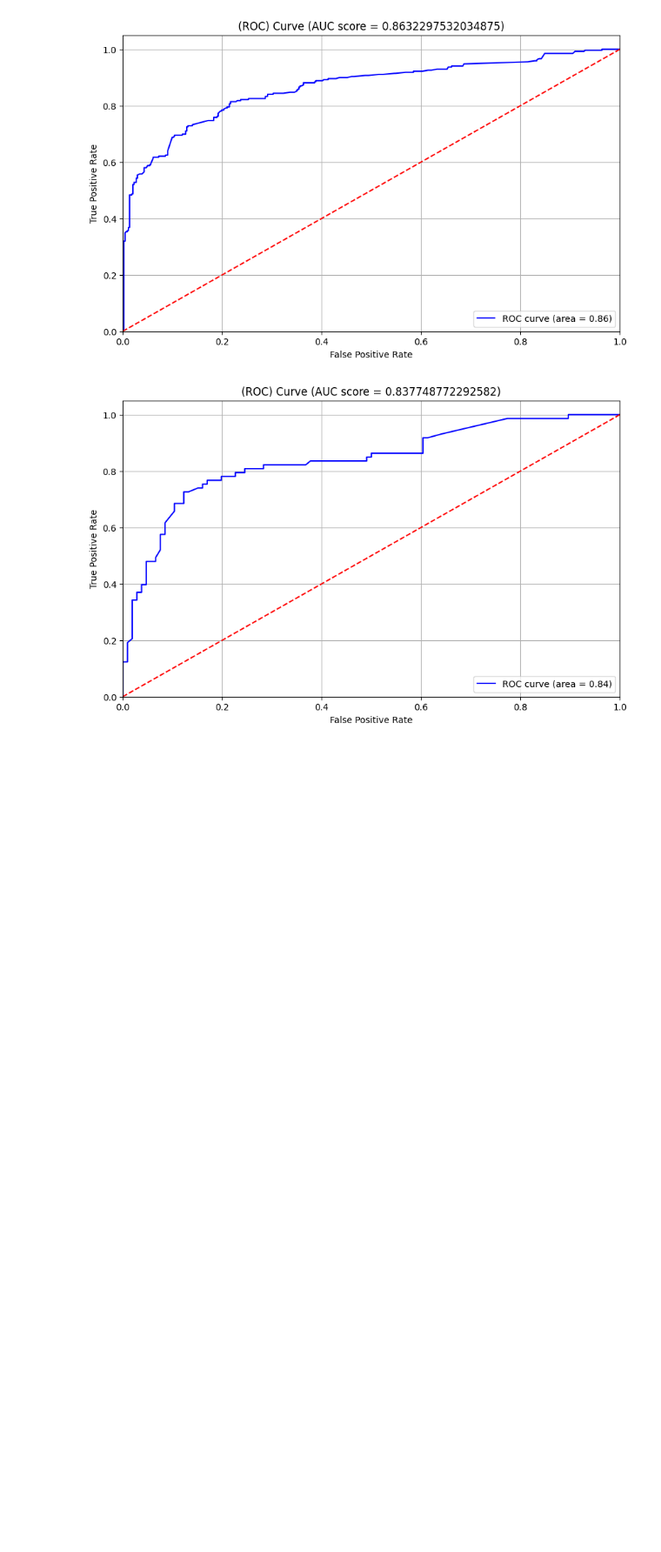
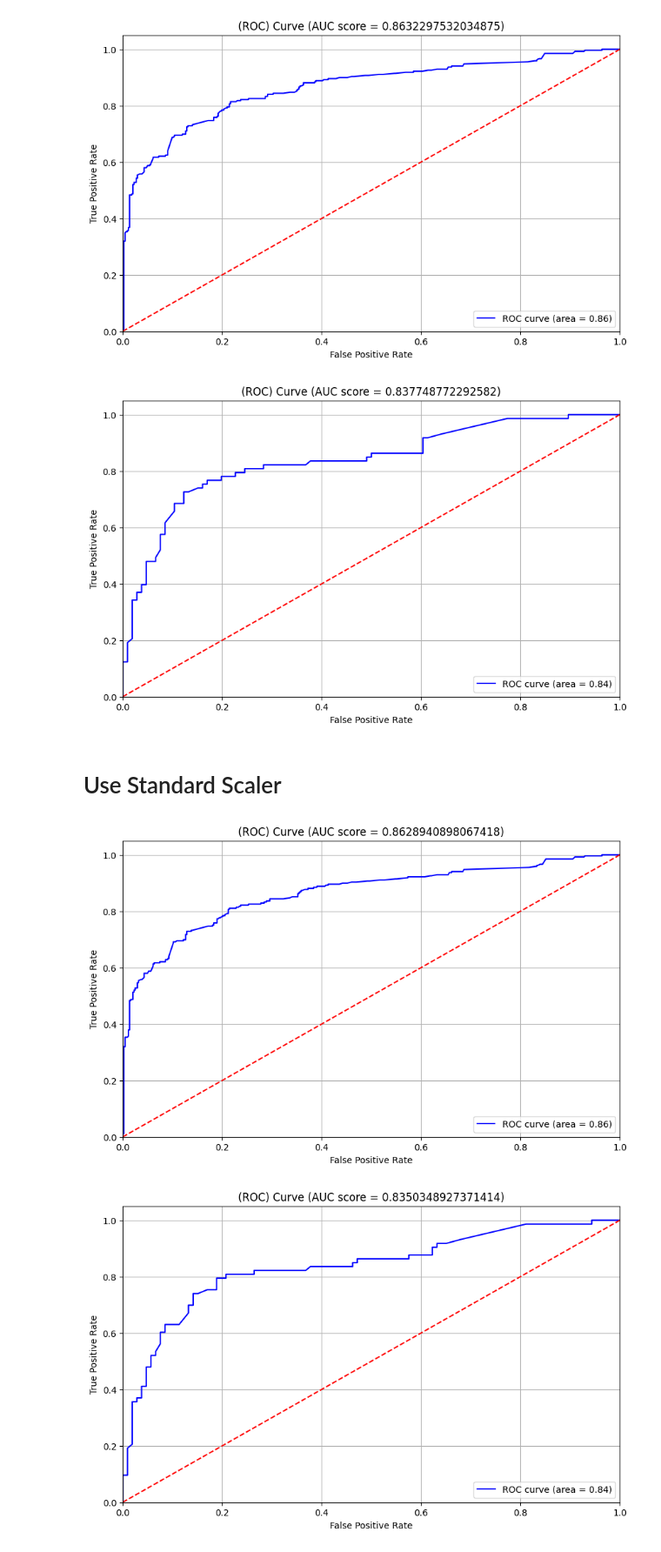
Before and after one commit to JakubWujec/titanic-prediction, a Jupyter notebook: notebooks/lr.ipynb, the cells around one changed output. Shown at 87% size. Saved outputs shown, nothing was run; the diff lists cells and outputs as text; code cells hidden in the pictures; blank space fills up the shorter version.

Commit message:
lr scaler

```diff
--- a/notebooks/lr.ipynb
+++ b/notebooks/lr.ipynb
@@ -170,3 +172,42 @@ plot_roc_curve(y_true=y_val, y_score=y_pred)
 # %% [output]
 [figure]
 [figure]
+# %% [markdown]
+# Use Standard Scaler
+# %%
+from sklearn.discriminant_analysis import StandardScaler
+
+scaler = StandardScaler()
+
+def train(df_train, y_train, features, **lr_params):
+    dicts = df_train[features].to_dict(orient='records')
+
+    dv = DictVectorizer(sparse=False)
+    X_train = dv.fit_transform(dicts)
+
+    X_train = scaler.fit_transform(X_train)
+
+    model = LogisticRegression(**lr_params)
+    model.fit(X_train, y_train)
+
+    return dv, model
+
+def predict(df, dv, features, model):
+    dicts = df[features].to_dict(orient='records')
+
+    X = dv.transform(dicts)
+    X = scaler.fit_transform(X)
+
+    y_pred = model.predict_proba(X)[:, 1]
+
+    return y_pred
+# %%
+dv, model = train(df_train, y_train, features, **lr_params)
+y_pred = predict(df_val, dv, features, model)
+y_pred_train = predict(df_train, dv, features, model)
+
+plot_roc_curve(y_true=y_train, y_score=y_pred_train)
+plot_roc_curve(y_true=y_val, y_score=y_pred)
+# %% [output]
+[figure, added]
+[figure, added]
```
Also changed, not shown: parts of 4 cells of this notebook, 1 other file.
